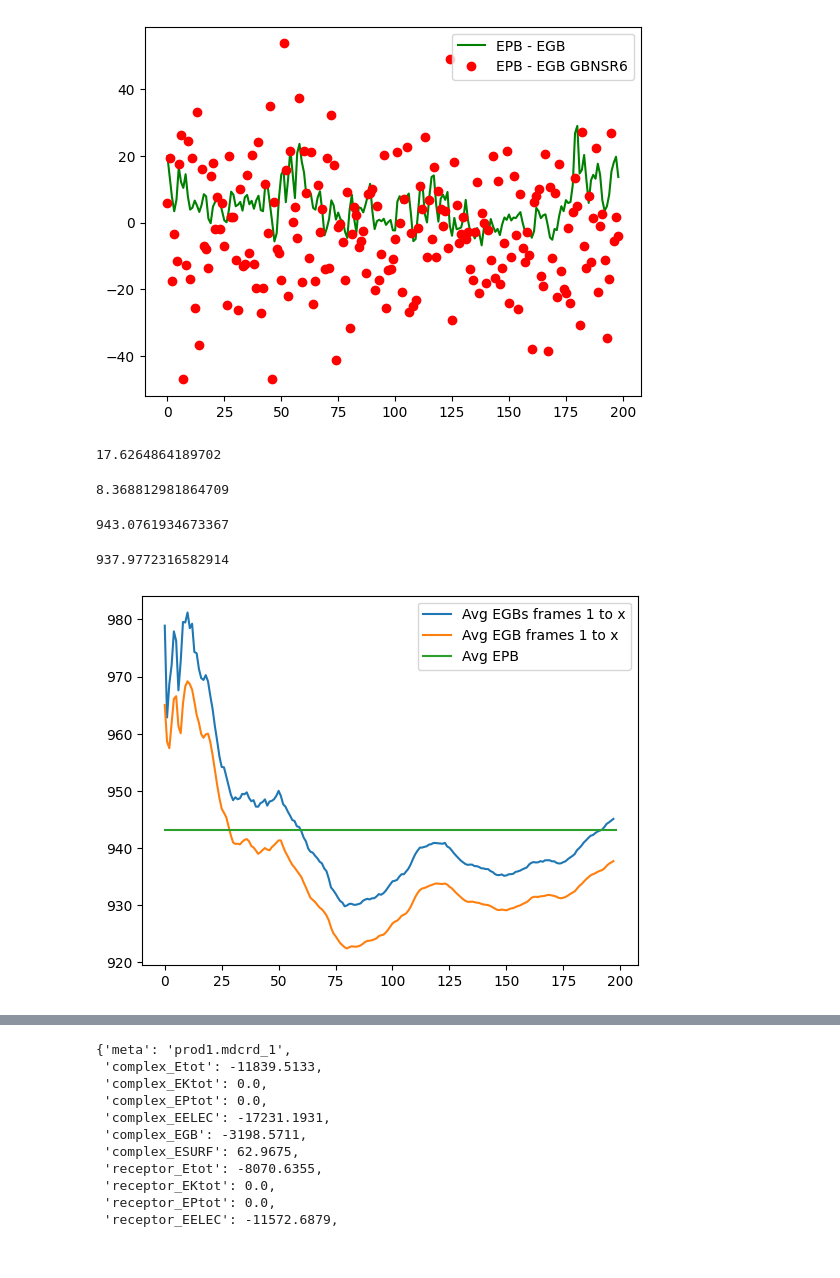
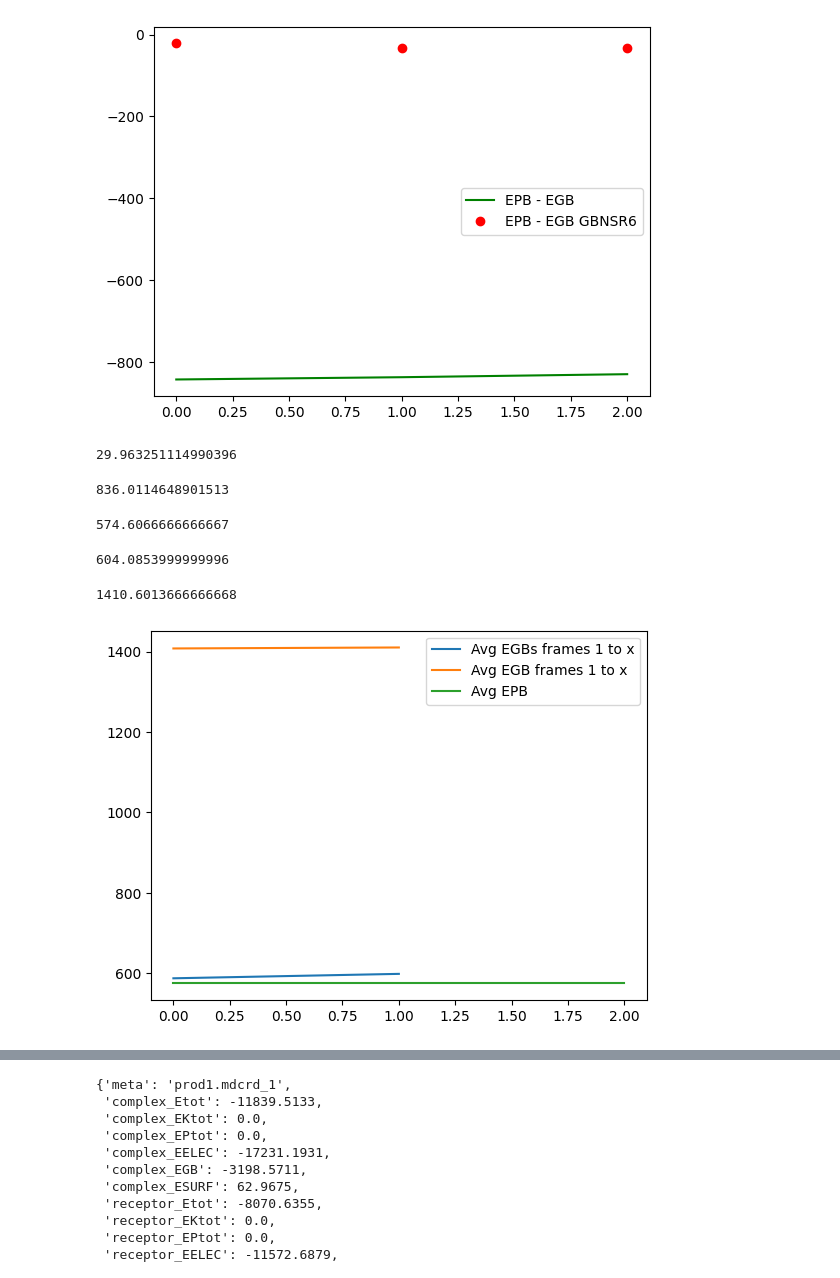
Before and after one commit to aicam/GBNN, a Jupyter notebook: GBNSR6_py/Result_Evaluation.ipynb, the cells around one changed output, grey strips where cells are left out. Saved outputs shown, nothing was run; the diff lists cells and outputs as text; code cells hidden in the pictures.

Commit message:
feat: GBNSR6 python version with trajectory

```diff
--- a/GBNSR6_py/Result_Evaluation.ipynb
+++ b/GBNSR6_py/Result_Evaluation.ipynb
@@ -4,15 +4,15 @@ import numpy as np
 import matplotlib.pyplot as plt
 %matplotlib inline
 # %%
-dbfile = open('prod1.mdcrd-prod2.mdcrd-prod3.mdcrd-prod4.mdcrd_1_pbsa.pkl', 'rb')
+dbfile = open('prod_t.crd_1_mmpbsa.pkl', 'rb')
 epb = pickle.load(dbfile)
 dbfile.close()
 # %%
-dbfile = open('prod1.mdcrd-prod2.mdcrd-prod3.mdcrd-prod4.mdcrd_1_gbnsr6.pkl', 'rb')
+dbfile = open('prod1.crd_1_gbnsr6.pkl', 'rb')
 gbnsr6 = pickle.load(dbfile)
 dbfile.close()
 # %%
-dbfile = open('prod1.mdcrd-prod2.mdcrd-prod3.mdcrd-prod4.mdcrd_1_mmpbsa.pkl', 'rb')
+dbfile = open('prod_t.crd_1_mmgbsa.pkl', 'rb')
 mmpbsa = pickle.load(dbfile)
 dbfile.close()
 # %%
@@ -32,38 +32,42 @@ EGBs = [x['complex_EGB'] - x['receptor_EGB'] - x['ligand_EGB'] for x in gbnsr6]
 # %%
 EGB = [x['Complex_EGB'] - x['Receptor_EGB'] - x['Ligand_EGB'] for x in mmpbsa]
 # %%
-EPB = np.array([x['EPB'] for x in epb])
-EGB = np.array(EGB)
-EGBs = np.array(EGBs)[:199]
+EPB = np.array([x['EPB'] for x in epb])[:3]
+EGB = np.array(EGB)[:3]
+EGBs = np.array(EGBs)
 # %%
 plt.plot(EPB - EGB, 'g', label='EPB - EGB')
 plt.plot(EPB - EGBs, 'ro', label='EPB - EGB GBNSR6')
 plt.legend()
 plt.show()
 # %% [output]
-[figure, old version]
+[figure, new version]
 # %%
 np.sqrt(np.mean((EPB - EGBs)**2))
 # %% [output]
-17.6264864189702
+29.963251114990396
 # %%
 np.sqrt(np.mean((EPB - EGB)**2))
 # %% [output]
-8.368812981864709
+836.0114648901513
 # %%
 np.mean(EPB)
 # %% [output]
-943.0761934673367
+574.6066666666667
-# %%
-np.mean(EGB)
-# %% [output]
-937.9772316582914
+# %%
+np.mean(EGBs)
+# %% [output]
+604.0853999999996
+# %%
+np.mean(EGB)
+# %% [output]
+1410.6013666666668
 # %%
-plt.plot([np.mean(EGBs[:i]) for i in range(1, 199)], label='Avg EGBs frames 1 to x')
-plt.plot([np.mean(EGB[:i]) for i in range(1, 199)], label='Avg EGB frames 1 to x')
-plt.plot([943.0761934673367 for i in range(199)], label='Avg EPB')
+plt.plot([np.mean(EGBs[:i]) for i in range(1, 3)], label='Avg EGBs frames 1 to x')
+plt.plot([np.mean(EGB[:i]) for i in range(1, 3)], label='Avg EGB frames 1 to x')
+plt.plot([574.6066666666667 for i in range(3)], label='Avg EPB')
 plt.legend()
 plt.show()
 # %% [output]
-[figure, old version]
+[figure, new version]
 # %%
```
Also changed, not shown: parts of 4 cells of this notebook, 13 other files.
